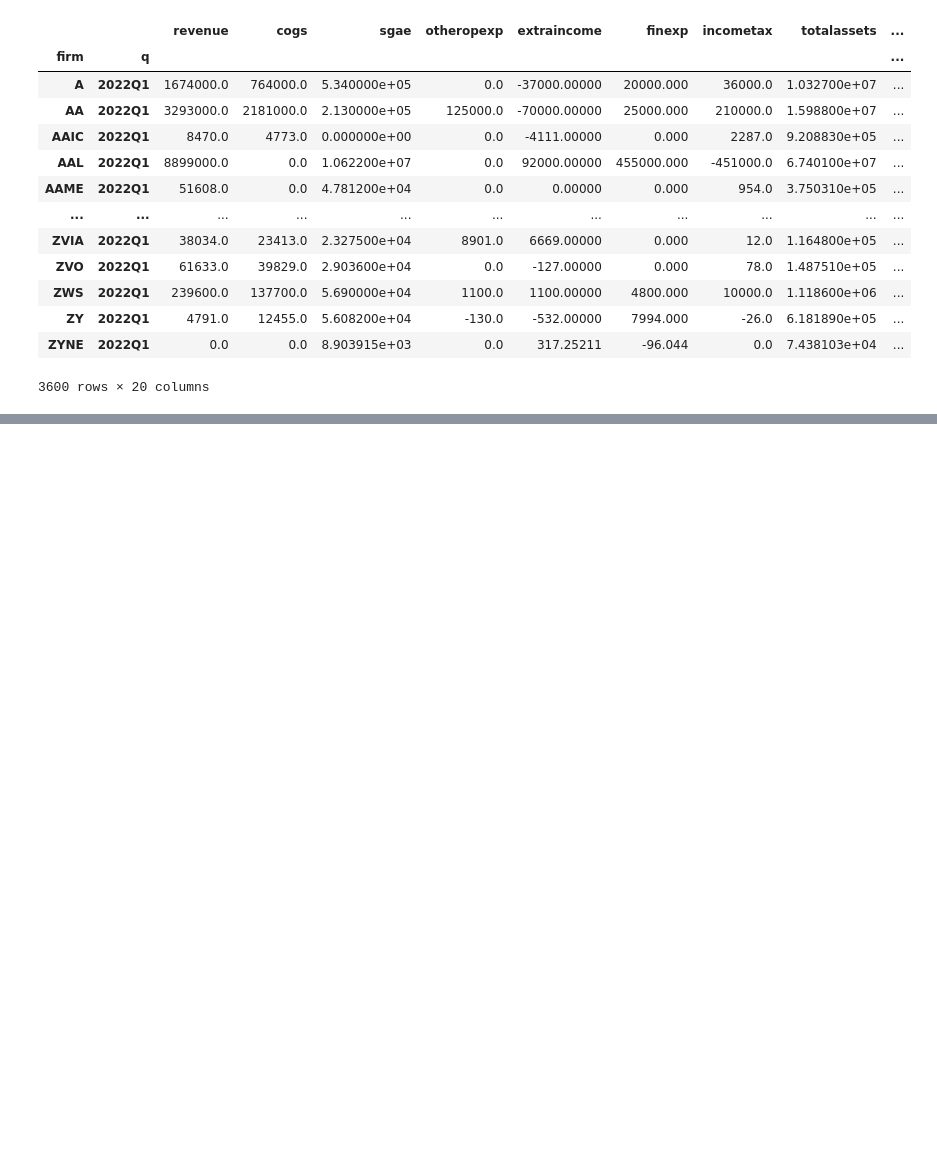
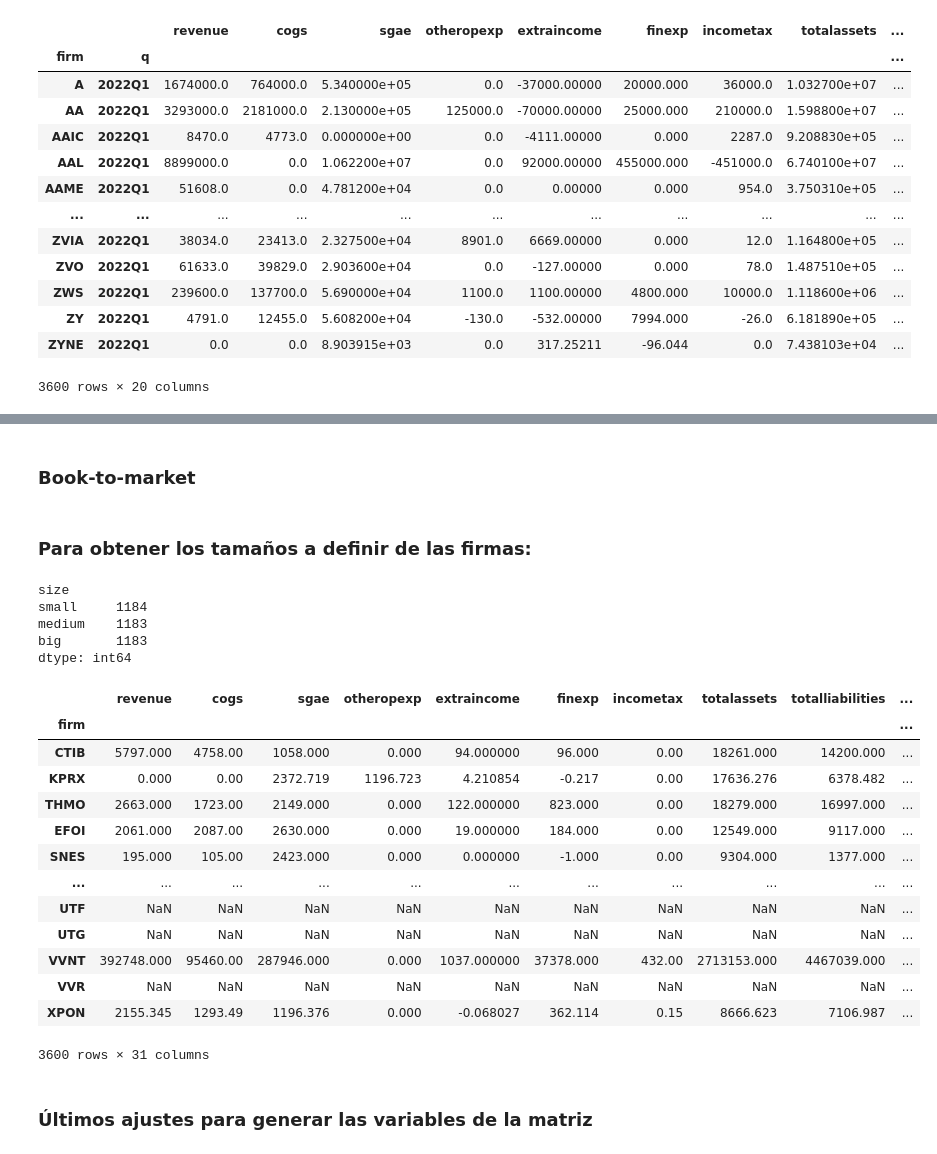
Before and after one commit to KevdpIA/Portafolio_Estadistica, a Jupyter notebook: Statistics_Act1.ipynb, the cells around one changed output, grey strips where cells are left out. Saved outputs shown, nothing was run; the diff lists cells and outputs as text; code cells hidden in the pictures; blank space fills up the shorter version.

```diff
--- a/Statistics_Act1.ipynb
+++ b/Statistics_Act1.ipynb
@@ -127,11 +136,47 @@ df[['ROA','netincome','totalassets']].sort_values(by='ROA', ascending = False).h
 df = df.assign(profitmargin = (df['ebit']/df['revenue']))
 df.replace([np.inf, -np.inf], np.nan, inplace=True)
 #df.sort_values(by=['profitmargin'], ascending = False )
+# %% [markdown]
+### Book-to-market
 # %%
 df = df.assign(bookvalue = (df[['bookvalue']]))
 df = df.assign(marketvalue = (df[['marketvalue']]))
 df = df.assign(booktomarket = (df['bookvalue']/df['marketvalue']))
 #df.sort_values(by=['booktomarket'], ascending = False )
+# %% [markdown]
+### Para obtener los tamaños a definir de las firmas:
+# %%
+df = df.sort_values(by=['q','marketvalue'], ascending = True)
+df['size'] = df.groupby(['q'])['marketvalue'].transform(lambda x: pd.qcut(x,3,labels = ["small", "medium", "big"]))
+df[['size']].value_counts(sort = True)
+# %% [output]
+size
+small     1184
+medium    1183
+big       1183
+dtype: int64
+# %%
+df_size = pd.get_dummies(df['size'])
+# %%
+df = df.merge(df_size, on='firm')
+df
+# %% [output]
+|  | revenue | cogs | sgae | otheropexp | extraincome | finexp | incometax | totalassets | totalliabilities | ... |
+| firm |  |  |  |  |  |  |  |  |  | ... |
+| CTIB | 5797.000 | 4758.00 | 1058.000 | 0.000 | 94.000000 | 96.000 | 0.00 | 18261.000 | 14200.000 | ... |
+| KPRX | 0.000 | 0.00 | 2372.719 | 1196.723 | 4.210854 | -0.217 | 0.00 | 17636.276 | 6378.482 | ... |
+| THMO | 2663.000 | 1723.00 | 2149.000 | 0.000 | 122.000000 | 823.000 | 0.00 | 18279.000 | 16997.000 | ... |
+| EFOI | 2061.000 | 2087.00 | 2630.000 | 0.000 | 19.000000 | 184.000 | 0.00 | 12549.000 | 9117.000 | ... |
+| SNES | 195.000 | 105.00 | 2423.000 | 0.000 | 0.000000 | -1.000 | 0.00 | 9304.000 | 1377.000 | ... |
+| ... | ... | ... | ... | ... | ... | ... | ... | ... | ... | ... |
+| UTF | NaN | NaN | NaN | NaN | NaN | NaN | NaN | NaN | NaN | ... |
+| UTG | NaN | NaN | NaN | NaN | NaN | NaN | NaN | NaN | NaN | ... |
+| VVNT | 392748.000 | 95460.00 | 287946.000 | 0.000 | 1037.000000 | 37378.000 | 432.00 | 2713153.000 | 4467039.000 | ... |
+| VVR | NaN | NaN | NaN | NaN | NaN | NaN | NaN | NaN | NaN | ... |
+| XPON | 2155.345 | 1293.49 | 1196.376 | 0.000 | -0.068027 | 362.114 | 0.15 | 8666.623 | 7106.987 | ... |
+3600 rows × 31 columns
+# %% [markdown]
+### Últimos ajustes para generar las variables de la matriz
 # %%
 df['Adj'] = np.log(df['adjprice']) - np.log(df['adjprice'].shift(4))
 # %%
```
Also changed, not shown: parts of 64 cells of this notebook.
